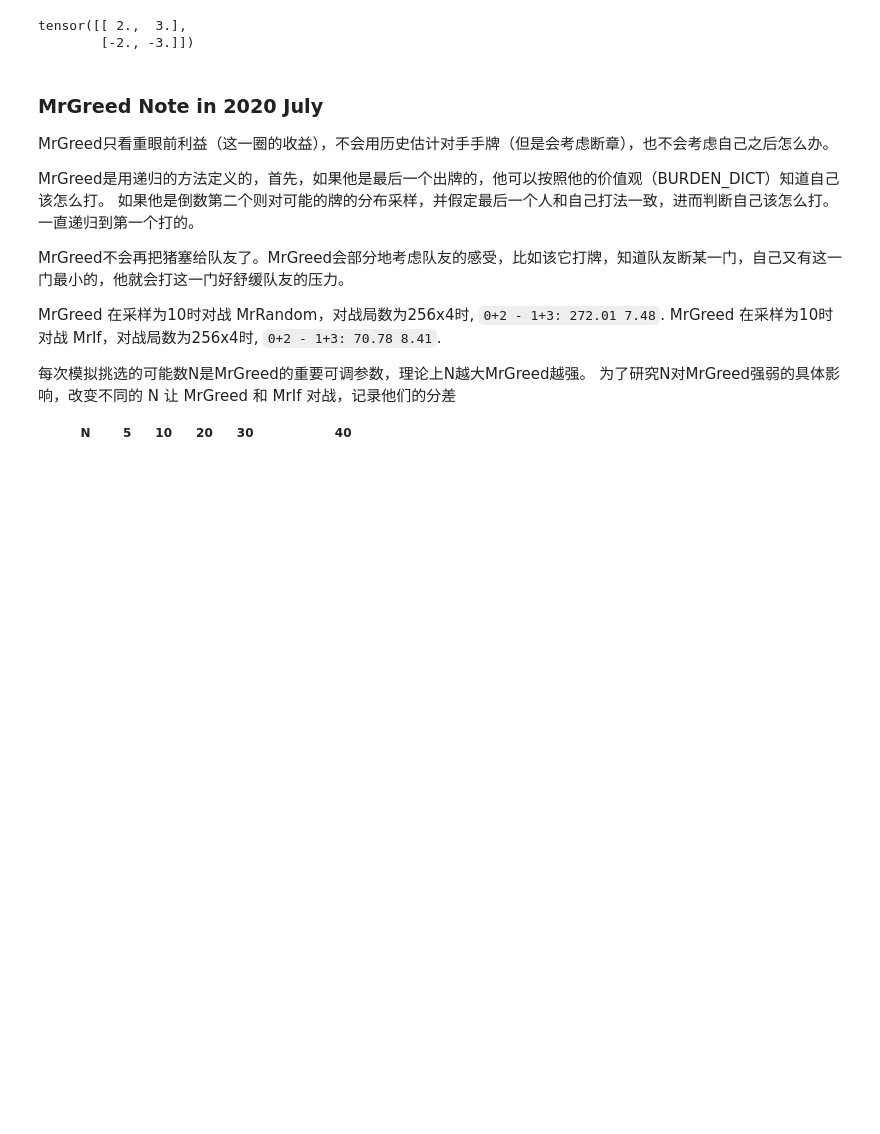
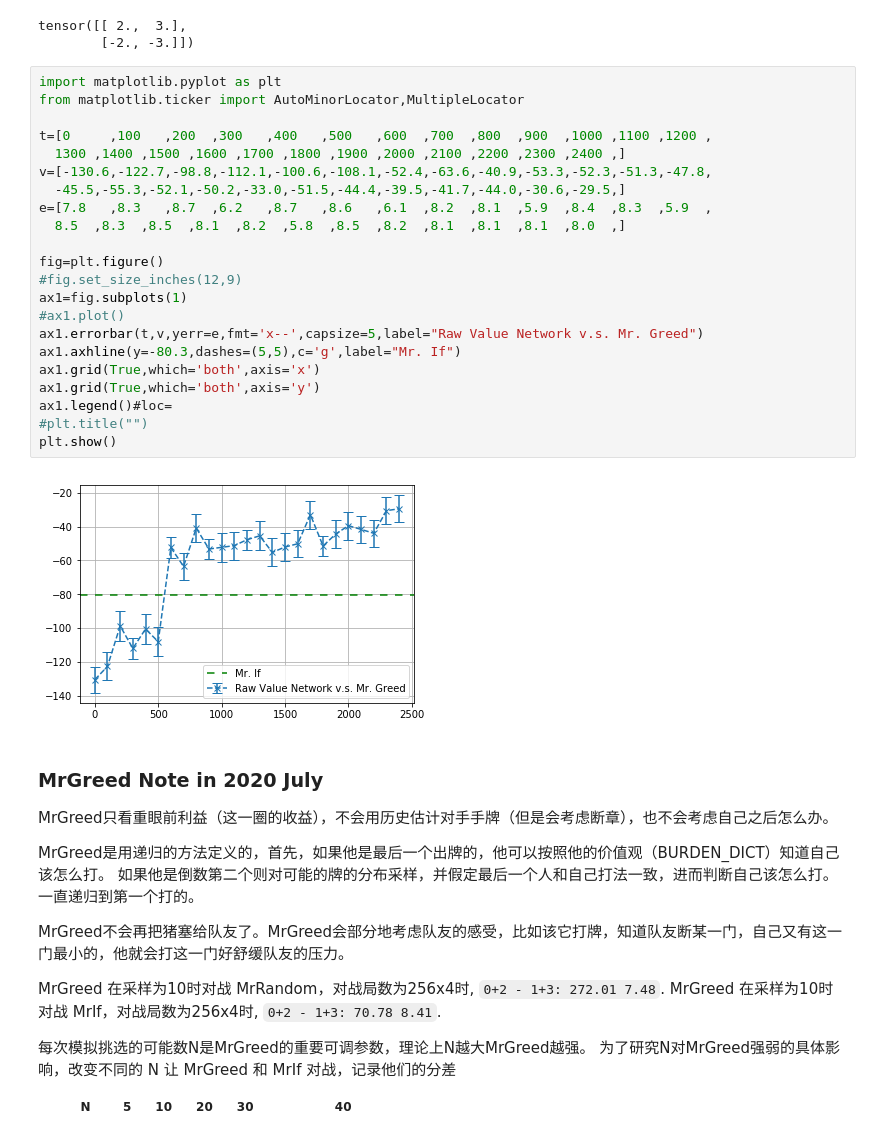
Before and after one commit to Gongzhu-Society/MrIfOffline, a Jupyter notebook: diary.ipynb, the cells around one changed output. Drawn from its saved outputs; the diff is of its cells as text; blank space fills up the shorter version.

```diff
--- a/diary.ipynb
+++ b/diary.ipynb
@@ -130,6 +130,30 @@ a[:,-2:]
 # %% [output]
 tensor([[ 2.,  3.],
         [-2., -3.]])
+# %%
+import matplotlib.pyplot as plt
+from matplotlib.ticker import AutoMinorLocator,MultipleLocator
+
+t=[0     ,100   ,200  ,300   ,400   ,500   ,600  ,700  ,800  ,900  ,1000 ,1100 ,1200 ,
+  1300 ,1400 ,1500 ,1600 ,1700 ,1800 ,1900 ,2000 ,2100 ,2200 ,2300 ,2400 ,]
+v=[-130.6,-122.7,-98.8,-112.1,-100.6,-108.1,-52.4,-63.6,-40.9,-53.3,-52.3,-51.3,-47.8,
+  -45.5,-55.3,-52.1,-50.2,-33.0,-51.5,-44.4,-39.5,-41.7,-44.0,-30.6,-29.5,]
+e=[7.8   ,8.3   ,8.7  ,6.2   ,8.7   ,8.6   ,6.1  ,8.2  ,8.1  ,5.9  ,8.4  ,8.3  ,5.9  ,
+  8.5  ,8.3  ,8.5  ,8.1  ,8.2  ,5.8  ,8.5  ,8.2  ,8.1  ,8.1  ,8.1  ,8.0  ,]
+
+fig=plt.figure()
+#fig.set_size_inches(12,9)
+ax1=fig.subplots(1)
+#ax1.plot()
+ax1.errorbar(t,v,yerr=e,fmt='x--',capsize=5,label="Raw Value Network v.s. Mr. Greed")
+ax1.axhline(y=-80.3,dashes=(5,5),c='g',label="Mr. If")
+ax1.grid(True,which='both',axis='x')
+ax1.grid(True,which='both',axis='y')
+ax1.legend()#loc=
+#plt.title("")
+plt.show()
+# %% [output]
+[figure, added]
 # %% [markdown]
 ### MrGreed Note in 2020 July
 
```
Also changed, not shown: 2 other files.
